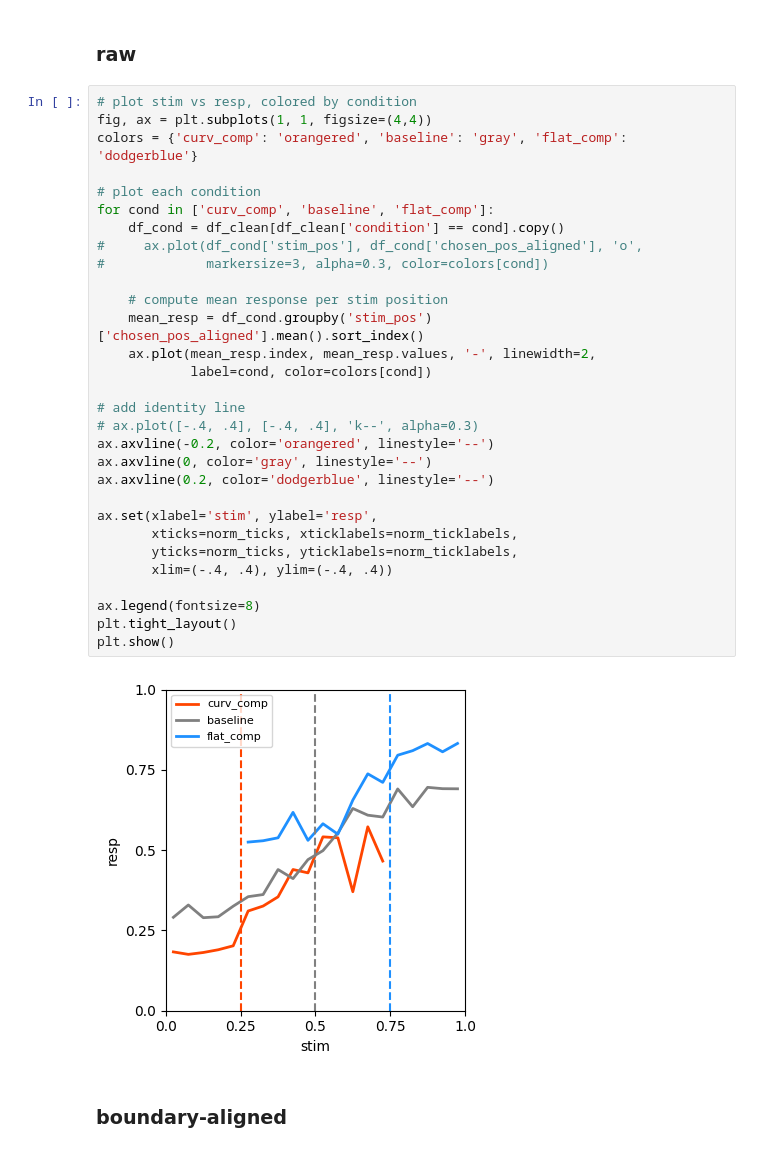
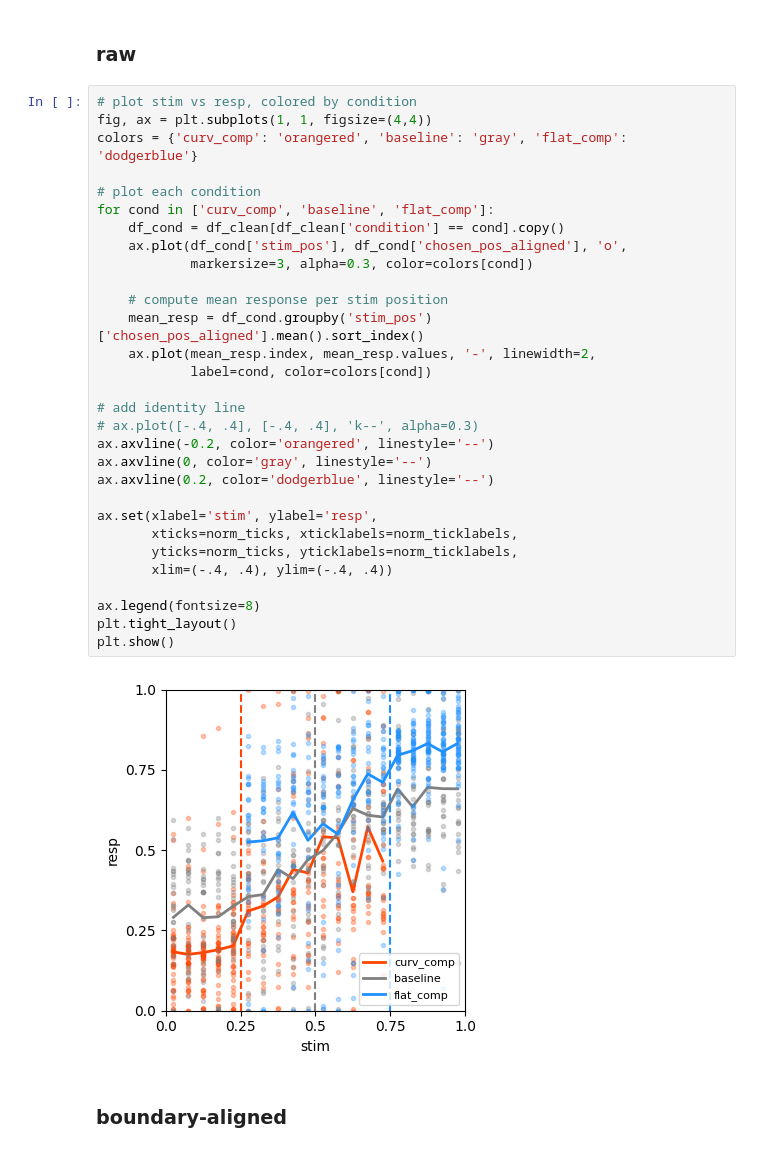
Before and after one commit to siyer7/asymmetry_design, a Jupyter notebook: code/python/beh_analyses_attention.ipynb, the cells around one changed output. Cells and saved outputs as stored; diff of their text form.

```diff
--- a/code/python/beh_analyses_attention.ipynb
+++ b/code/python/beh_analyses_attention.ipynb
@@ -169,35 +169,35 @@ plt.show()
 # %%
 # plot stim vs resp, colored by condition
 fig, ax = plt.subplots(1, 1, figsize=(4,4))
 colors = {'curv_comp': 'orangered', 'baseline': 'gray', 'flat_comp': 'dodgerblue'}
 
 # plot each condition
 for cond in ['curv_comp', 'baseline', 'flat_comp']:
     df_cond = df_clean[df_clean['condition'] == cond].copy()
-#     ax.plot(df_cond['stim_pos'], df_cond['chosen_pos_aligned'], 'o',
-#             markersize=3, alpha=0.3, color=colors[cond])
+    ax.plot(df_cond['stim_pos'], df_cond['chosen_pos_aligned'], 'o',
+            markersize=3, alpha=0.3, color=colors[cond])
 
     # compute mean response per stim position
     mean_resp = df_cond.groupby('stim_pos')['chosen_pos_aligned'].mean().sort_index()
     ax.plot(mean_resp.index, mean_resp.values, '-', linewidth=2,
             label=cond, color=colors[cond])
 
 # add identity line
 # ax.plot([-.4, .4], [-.4, .4], 'k--', alpha=0.3)
 ax.axvline(-0.2, color='orangered', linestyle='--')
 ax.axvline(0, color='gray', linestyle='--')
 ax.axvline(0.2, color='dodgerblue', linestyle='--')
 
 ax.set(xlabel='stim', ylabel='resp',
        xticks=norm_ticks, xticklabels=norm_ticklabels,
        yticks=norm_ticks, yticklabels=norm_ticklabels,
        xlim=(-.4, .4), ylim=(-.4, .4))
 
 ax.legend(fontsize=8)
 plt.tight_layout()
 plt.show()
 # %% [output]
-[figure, old version]
+[figure, new version]
 # %% [markdown]
 ### boundary-aligned
 # %%
```
Also changed, not shown: parts of 3 cells of this notebook, 5 other files.
